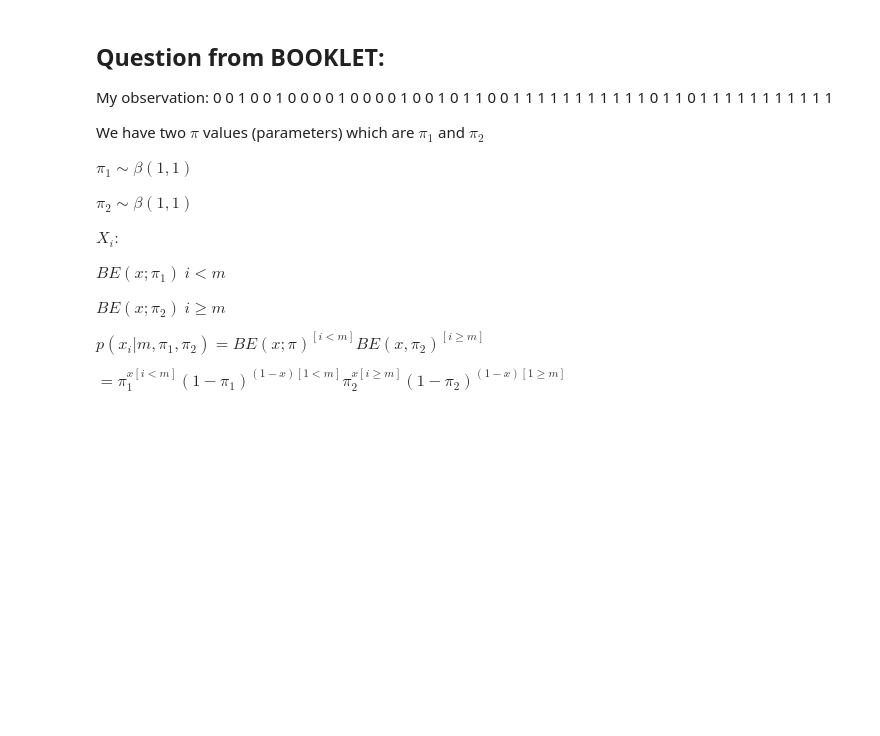
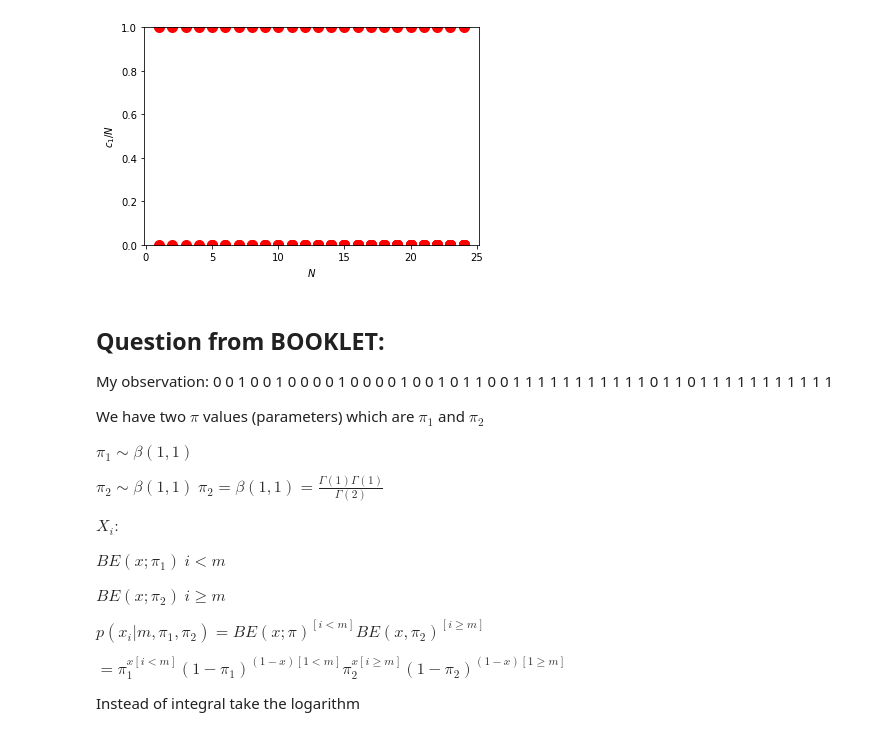
Before and after one commit to CMPE547-Spring-2017-Bogazici/hw4, a Jupyter notebook: solution.ipynb, the cells around one changed output. Cells and saved outputs as stored; diff of their text form; code cells hidden in the pictures; blank space fills up the shorter version.

```diff
--- a/solution.ipynb
+++ b/solution.ipynb
@@ -104,3 +190,25 @@ for x in xx:
+# %%
+for N in range(1, 25):
+
+    l = np.zeros(N+1)
+
+    for c in range(0,N+1):
+        l[c] = log_odds(N-c, c)
+
+
+    idx = np.where( np.array(l)<0 )
+    p = np.arange(0,N+1)/N
+    plt.plot(N*np.ones_like(p), p, '.k',markersize=4)
+    plt.plot(N*np.ones_like(p[idx]), p[idx], '.r',markersize=20)
+
+
+ax = plt.gca()
+ax.set_ylim((0,1))
+ax.set_xlabel('$N$')
+ax.set_ylabel('$c_1/N$')
+plt.show()
+# %% [output]
+[figure, added]
 # %% [markdown]
 ## Question from BOOKLET:
 My observation:
@@ -111,6 +219,7 @@ We have two  $\pi$  values (parameters) which are $\pi_1$ and $\pi_2$
 $\pi_1 \sim \beta (1,1)$
 
 $\pi_2 \sim \beta (1,1)$
+$\pi_2 =\beta (1,1) = \frac{\Gamma(1)\Gamma(1)}{\Gamma(2)}$
 
 $X_i: $
 
@@ -121,3 +230,5 @@ $BE(x;\pi_2) \: i \geq m$
 $p(x_i|m,\pi_1,\pi_2) = BE(x;\pi)^{[i <m]}BE(x,\pi_2)^{[i\geq m]}   $
 
 $=\pi_1^{x[i<m]}(1-\pi_1)^{(1-x)[1 <m]}  \pi_2^{x[i \geq m]}(1-\pi_2)^{(1-x)[1 \geq m]}$
+
+Instead of integral take the logarithm
```
Also changed, not shown: parts of 10 cells of this notebook.
